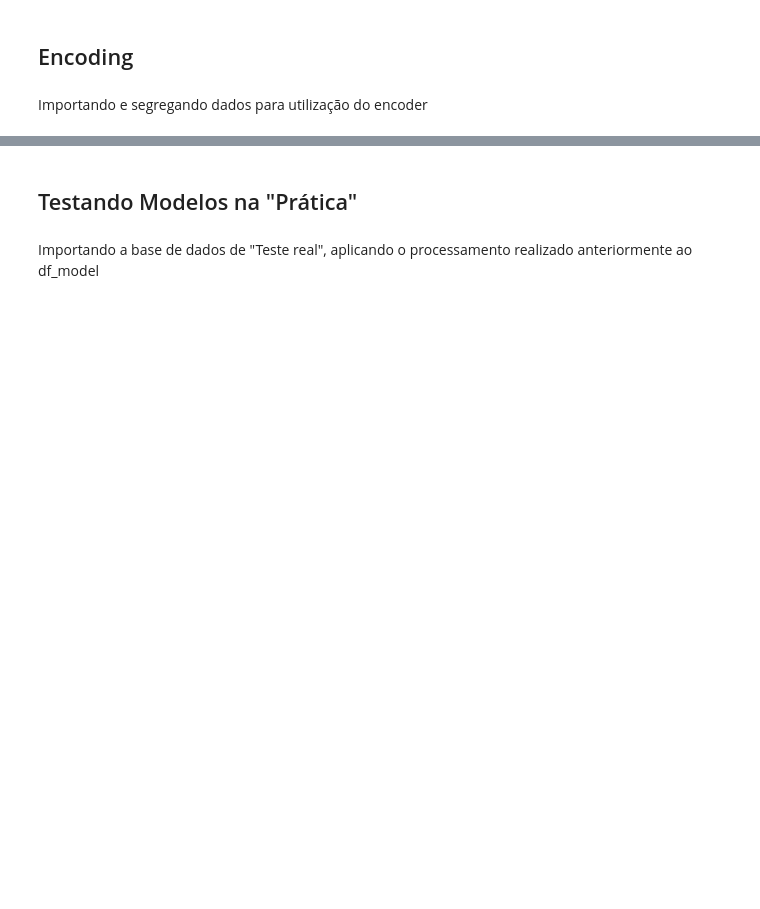
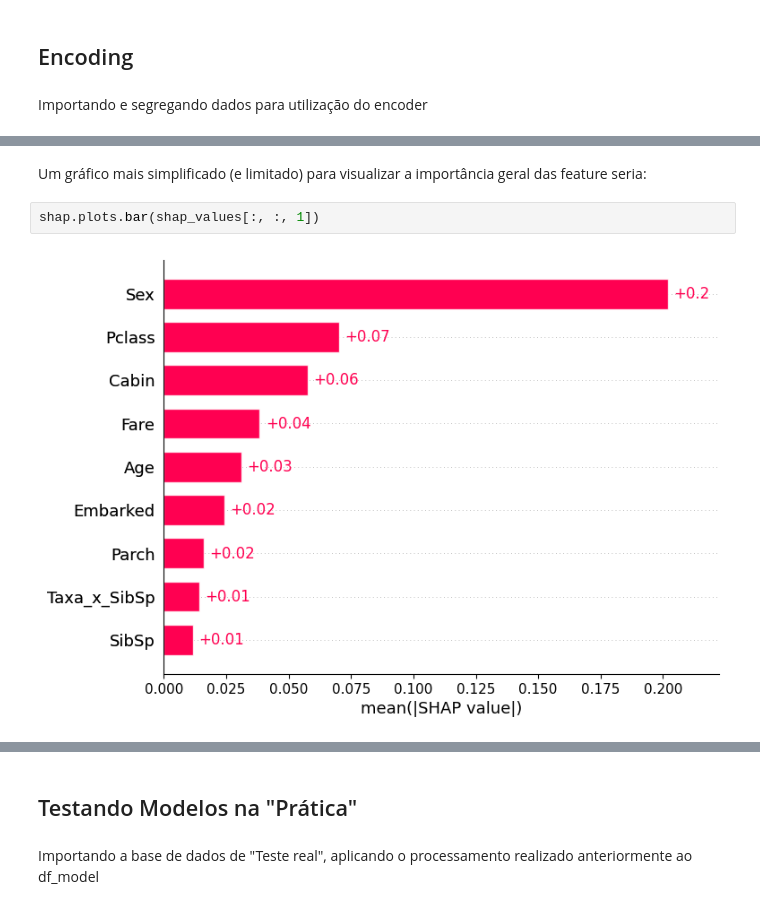
Before and after one commit to LSouzaCosta/DataScience, a Jupyter notebook: Titanic/03_Modeling.ipynb, the cells around one changed output, grey strips where cells are left out. Saved outputs shown, nothing was run; the diff lists cells and outputs as text; blank space fills up the shorter version.

```diff
--- a/Titanic/03_Modeling.ipynb
+++ b/Titanic/03_Modeling.ipynb
@@ -117,0 +475,6 @@ Regressão Logística ROC-AUC: 0.8699
+# %% [markdown]
+Um gráfico mais simplificado (e limitado) para visualizar a importância geral das feature seria:
+# %%
+shap.plots.bar(shap_values[:, :, 1])
+# %% [output]
+[figure, added]
```
Also changed, not shown: parts of 66 cells of this notebook, 11 other files.
